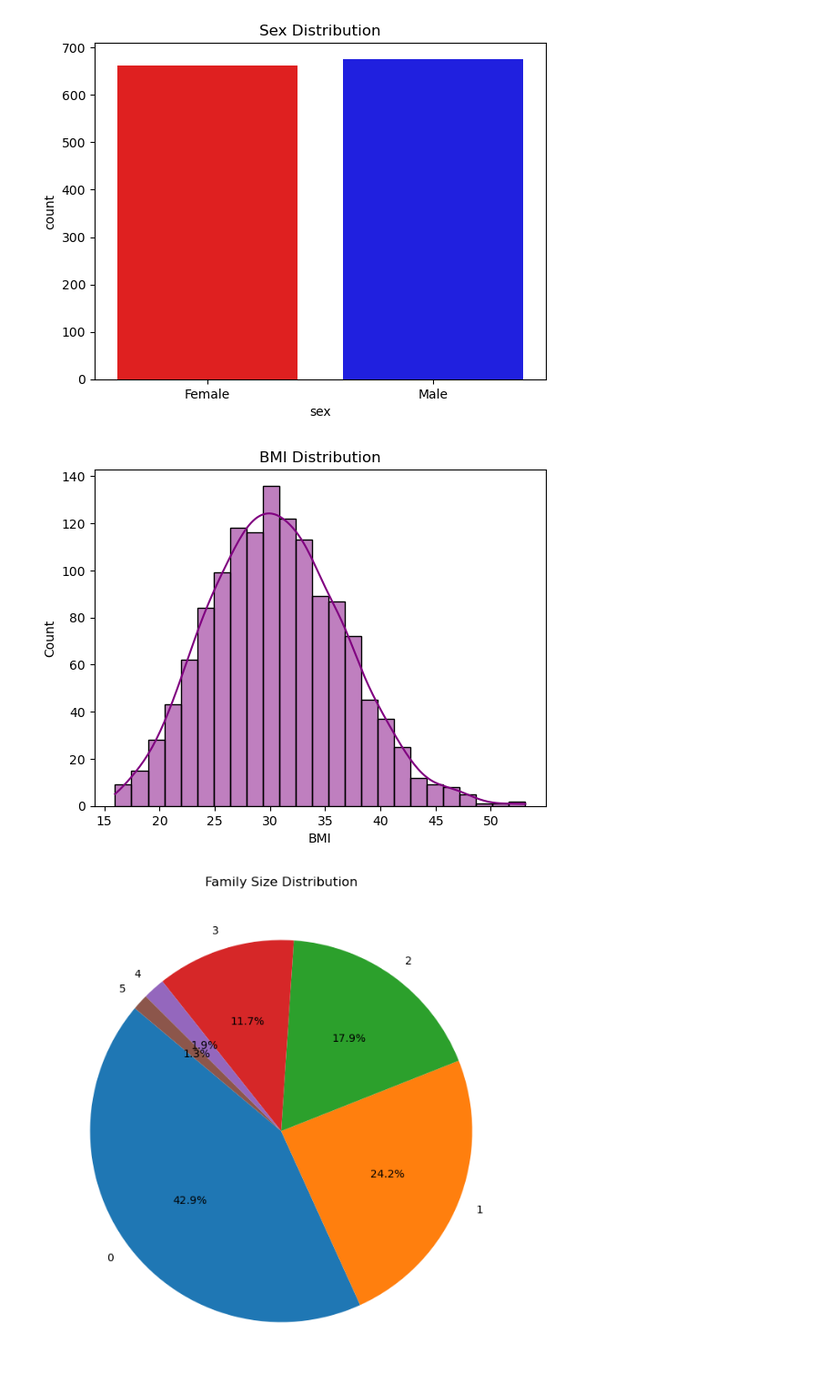
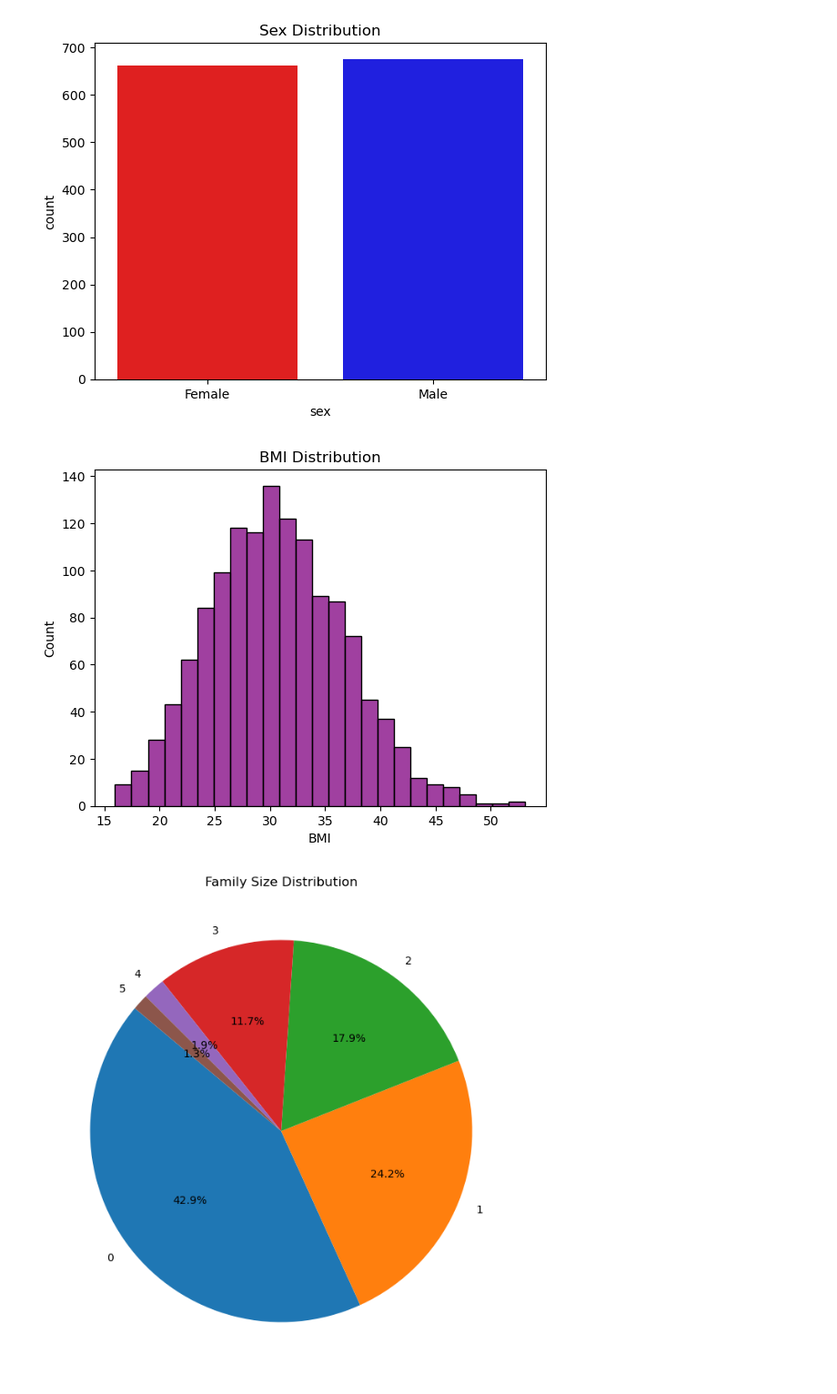
Before and after one commit to jwicken/US-Medical-Insurance-Project, a Jupyter notebook: us-medical-insurance-costs-Dec.ipynb, the cells around one changed output. Shown: that part at 91% size. Drawn from its saved outputs; the diff is of its cells as text; code cells hidden in the pictures.

```diff
--- a/us-medical-insurance-costs-Dec.ipynb
+++ b/us-medical-insurance-costs-Dec.ipynb
@@ -188,13 +188,13 @@ matplot.show()
 [figure]
 # %%
 # now we go back to our trusty histogram to visualize the bmi data
-seaborn.histplot(df.bmi,bins=25, kde=True,color='purple')
+seaborn.histplot(df.bmi,bins=25, kde=False,color='purple')
 matplot.title('BMI Distribution')
 matplot.xlabel('BMI')
 matplot.ylabel('Count')
 matplot.show()
 # %% [output]
-[figure, old version]
+[figure, new version]
 # %%
 # the data appears approximately normal, with perhaps a slight skew to the right. Now we use a pie chart, since we are bored of bar graphs.
 
```
Also changed, not shown: parts of 1 cell of this notebook.
